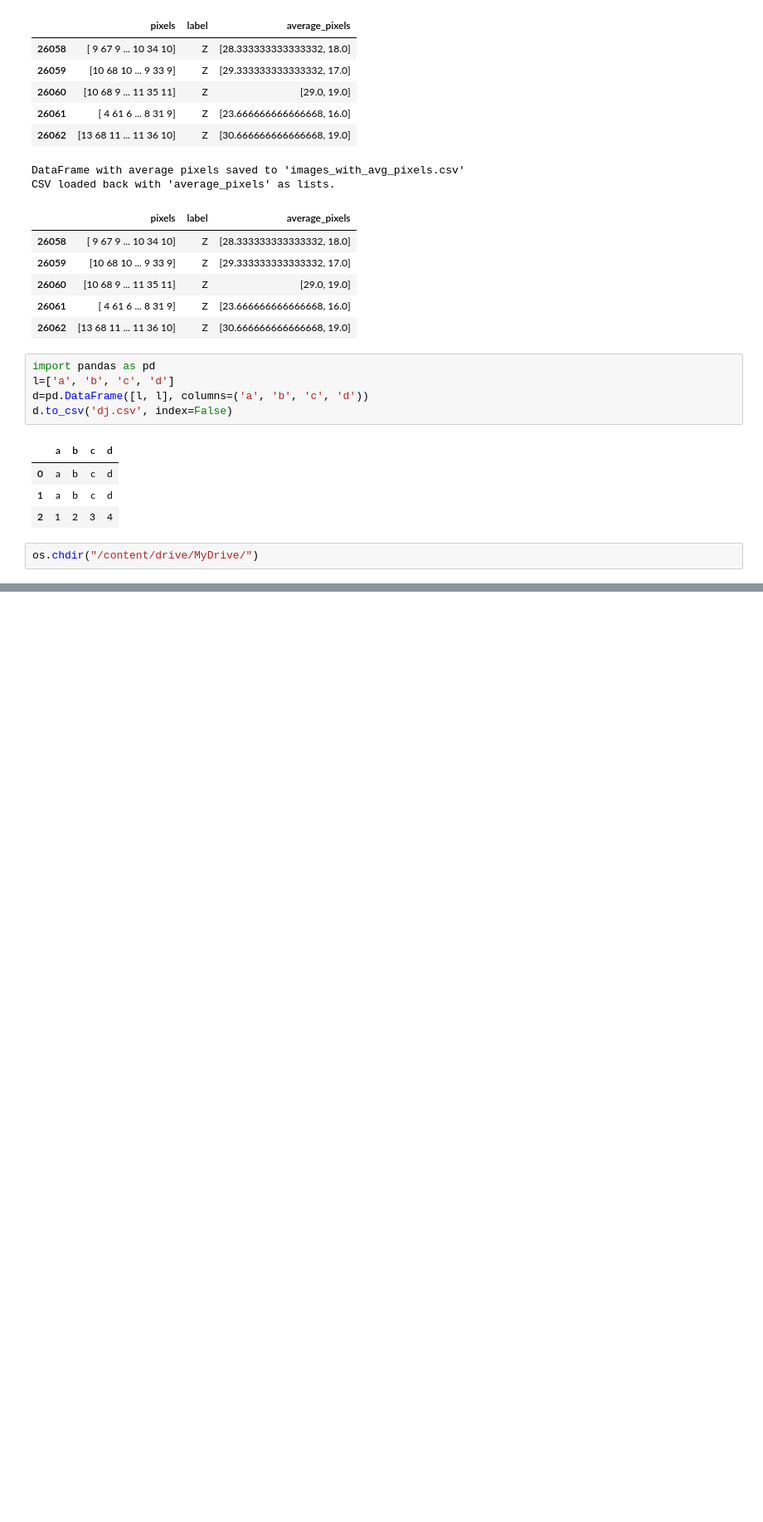
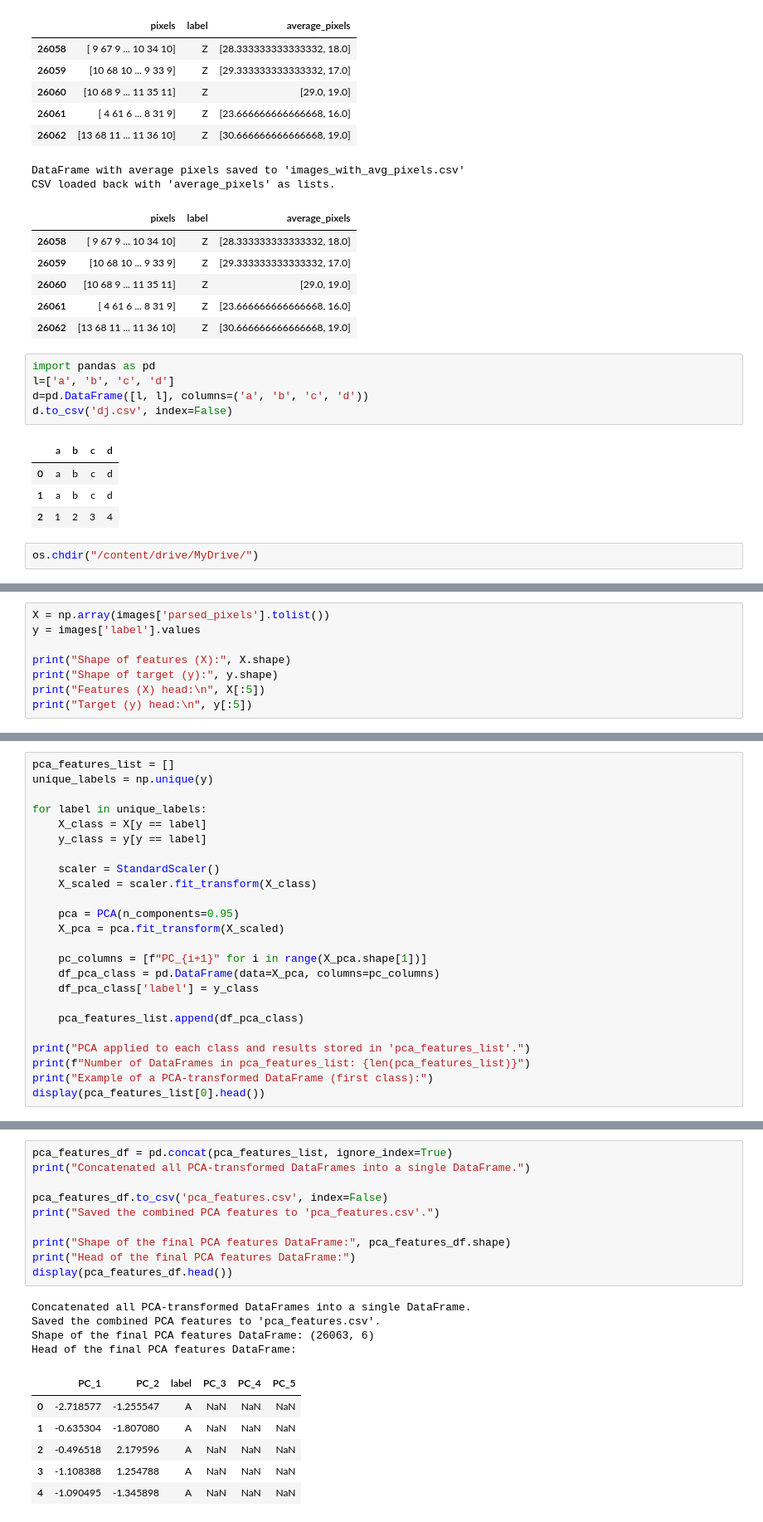
Before and after one commit to SanjayD23/Alphabetical-Hand-gesture-recognition-using-deep-leaning, a Jupyter notebook: Alphabetical_Hand_gesture_recognition_using_deep_learning.ipynb, the cells around one changed output, grey strips where cells are left out. Shown at 83% size. Drawn from its saved outputs; the diff is of its cells as text; blank space fills up the shorter version.

```diff
--- a/Alphabetical_Hand_gesture_recognition_using_deep_learning.ipynb
+++ b/Alphabetical_Hand_gesture_recognition_using_deep_learning.ipynb
@@ -232,0 +237,8 @@ NameError: name 'data' is not defined
+# %%
+X = np.array(images['parsed_pixels'].tolist())
+y = images['label'].values
+
+print("Shape of features (X):", X.shape)
+print("Shape of target (y):", y.shape)
+print("Features (X) head:\n", X[:5])
+print("Target (y) head:\n", y[:5])
@@ -232,0 +256,24 @@ NameError: name 'data' is not defined
+# %%
+pca_features_list = []
+unique_labels = np.unique(y)
+
+for label in unique_labels:
+    X_class = X[y == label]
+    y_class = y[y == label]
+
+    scaler = StandardScaler()
+    X_scaled = scaler.fit_transform(X_class)
+
+    pca = PCA(n_components=0.95)
+    X_pca = pca.fit_transform(X_scaled)
+
+    pc_columns = [f"PC_{i+1}" for i in range(X_pca.shape[1])]
+    df_pca_class = pd.DataFrame(data=X_pca, columns=pc_columns)
+    df_pca_class['label'] = y_class
+
+    pca_features_list.append(df_pca_class)
+
+print("PCA applied to each class and results stored in 'pca_features_list'.")
+print(f"Number of DataFrames in pca_features_list: {len(pca_features_list)}")
+print("Example of a PCA-transformed DataFrame (first class):")
+display(pca_features_list[0].head())
@@ -232,0 +290,21 @@ NameError: name 'data' is not defined
+# %%
+pca_features_df = pd.concat(pca_features_list, ignore_index=True)
+print("Concatenated all PCA-transformed DataFrames into a single DataFrame.")
+
+pca_features_df.to_csv('pca_features.csv', index=False)
+print("Saved the combined PCA features to 'pca_features.csv'.")
+
+print("Shape of the final PCA features DataFrame:", pca_features_df.shape)
+print("Head of the final PCA features DataFrame:")
+display(pca_features_df.head())
+# %% [output]
+Concatenated all PCA-transformed DataFrames into a single DataFrame.
+Saved the combined PCA features to 'pca_features.csv'.
+Shape of the final PCA features DataFrame: (26063, 6)
+Head of the final PCA features DataFrame:
+|  | PC_1 | PC_2 | label | PC_3 | PC_4 | PC_5 |
+| 0 | -2.718577 | -1.255547 | A | NaN | NaN | NaN |
+| 1 | -0.635304 | -1.807080 | A | NaN | NaN | NaN |
+| 2 | -0.496518 | 2.179596 | A | NaN | NaN | NaN |
+| 3 | -1.108388 | 1.254788 | A | NaN | NaN | NaN |
+| 4 | -1.090495 | -1.345898 | A | NaN | NaN | NaN |
```
Also changed, not shown: parts of 8 cells of this notebook.
